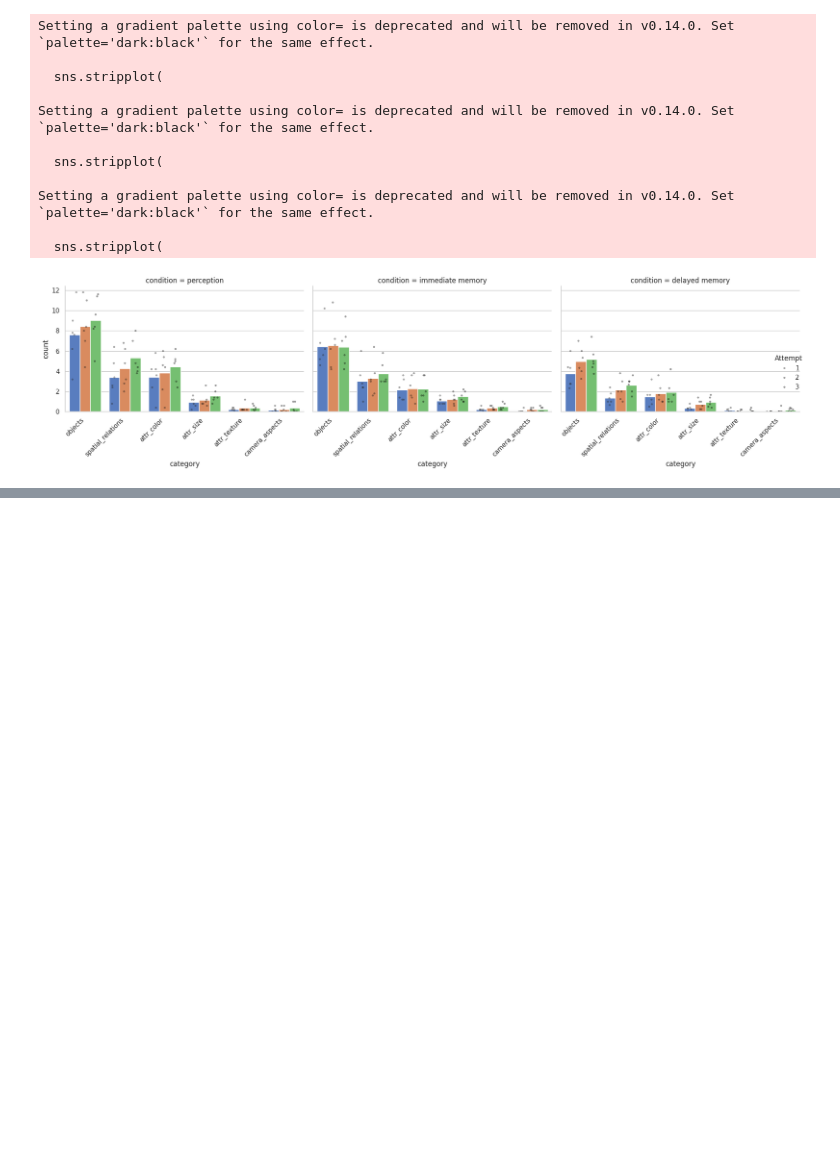
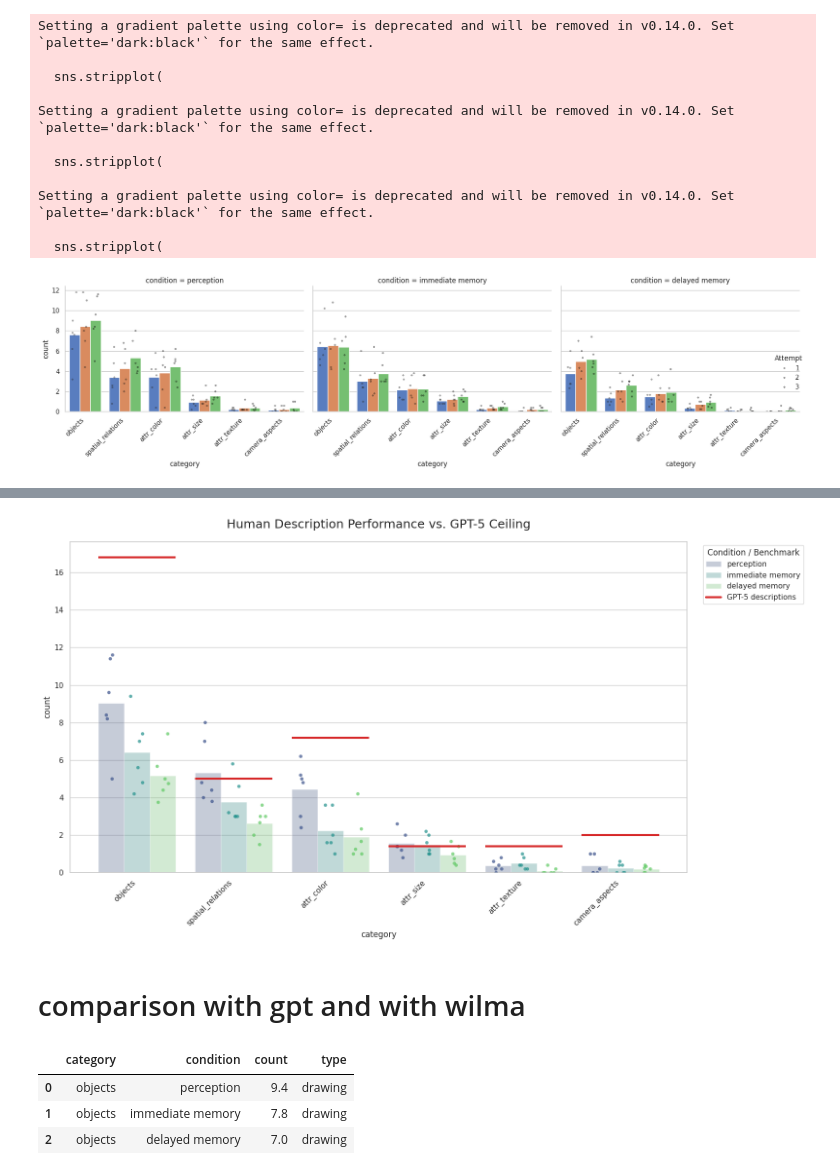
Before and after one commit to AnatKordon/Imagination_in_translation, a Jupyter notebook: analysis/nlp_analysis/comparing_conditions.ipynb, the cells around one changed output, grey strips where cells are left out. Cells and saved outputs as stored; diff of their text form; code cells hidden in the pictures; blank space fills up the shorter version.

```diff
--- a/analysis/nlp_analysis/comparing_conditions.ipynb
+++ b/analysis/nlp_analysis/comparing_conditions.ipynb
@@ -457,0 +498,58 @@ plt.show()
+# %%
+# --- 1. Prepare Human Data: One dot per participant ---
+# Average across 'gt' images so each (uid, condition, category) has exactly one value
+df_human_dots = df_attempt_3.groupby(
+    ['uid', 'condition', 'category'],
+    as_index=False
+)['count'].mean()
+
+# --- 2. Prepare GPT Data: The Ceiling ---
+# Filter for your desired verbosity and average across all images for a category mean
+chosen_verbosity = 'medium'
+gpt_ceiling = gpt_long[gpt_long['verbosity'] == chosen_verbosity].groupby(
+    'category'
+)['count'].mean()
+# %%
+import seaborn as sns
+import matplotlib.pyplot as plt
+
+# Set up the order and style
+condition_order = ['perception', 'immediate memory', 'delayed memory']
+df_human_dots['condition'] = pd.Categorical(df_human_dots['condition'], categories=condition_order, ordered=True)
+category_list = selected_columns # Ensure this matches your x-axis order
+
+plt.figure(figsize=(16, 9))
+ax = sns.barplot(data=df_human_dots, x='category', y='count', hue='condition', palette='viridis', alpha=0.3, errorbar=None)
+sns.stripplot(data=df_human_dots, x='category', y='count', hue='condition', dodge=True, palette='viridis', alpha=0.7, jitter=0.2, size=5, legend=False)
+
+# --- NEW: GPT Horizontal Bars per Category ---
+# Define how wide you want each ceiling line to be (0.8 is roughly the width of the 3 bars)
+line_width = 0.8
+
+for i, category in enumerate(category_list):
+    y_val = gpt_ceiling[category]
+    # xmin and xmax are relative to the category index (i)
+    plt.hlines(y=y_val, xmin=i - line_width/2, xmax=i + line_width/2,
+               color='#d62728', linestyle='-', linewidth=3, zorder=5)
+
+    # Optional: Add a single legend entry for the red line
+    if i == 0:
+        plt.plot([], [], color='#d62728', label=f'GPT-5 descriptions', linewidth=3)
+
+# Final formatting
+plt.title('Human Description Performance vs. GPT-5 Ceiling', fontsize=18, pad=20)
+plt.xticks(rotation=45, ha='right')
+plt.legend(title='Condition / Benchmark', bbox_to_anchor=(1.02, 1), loc='upper left')
+plt.tight_layout()
+plt.show()
+# %% [output]
+[figure, added]
+# %% [markdown]
+# comparison with gpt and with wilma
+# %%
+df_wilma
+# %% [output]
+|  | category | condition | count | type |
+| 0 | objects | perception | 9.4 | drawing |
+| 1 | objects | immediate memory | 7.8 | drawing |
+| 2 | objects | delayed memory | 7.0 | drawing |
```
Also changed, not shown: parts of 16 cells of this notebook, 2 other files.
